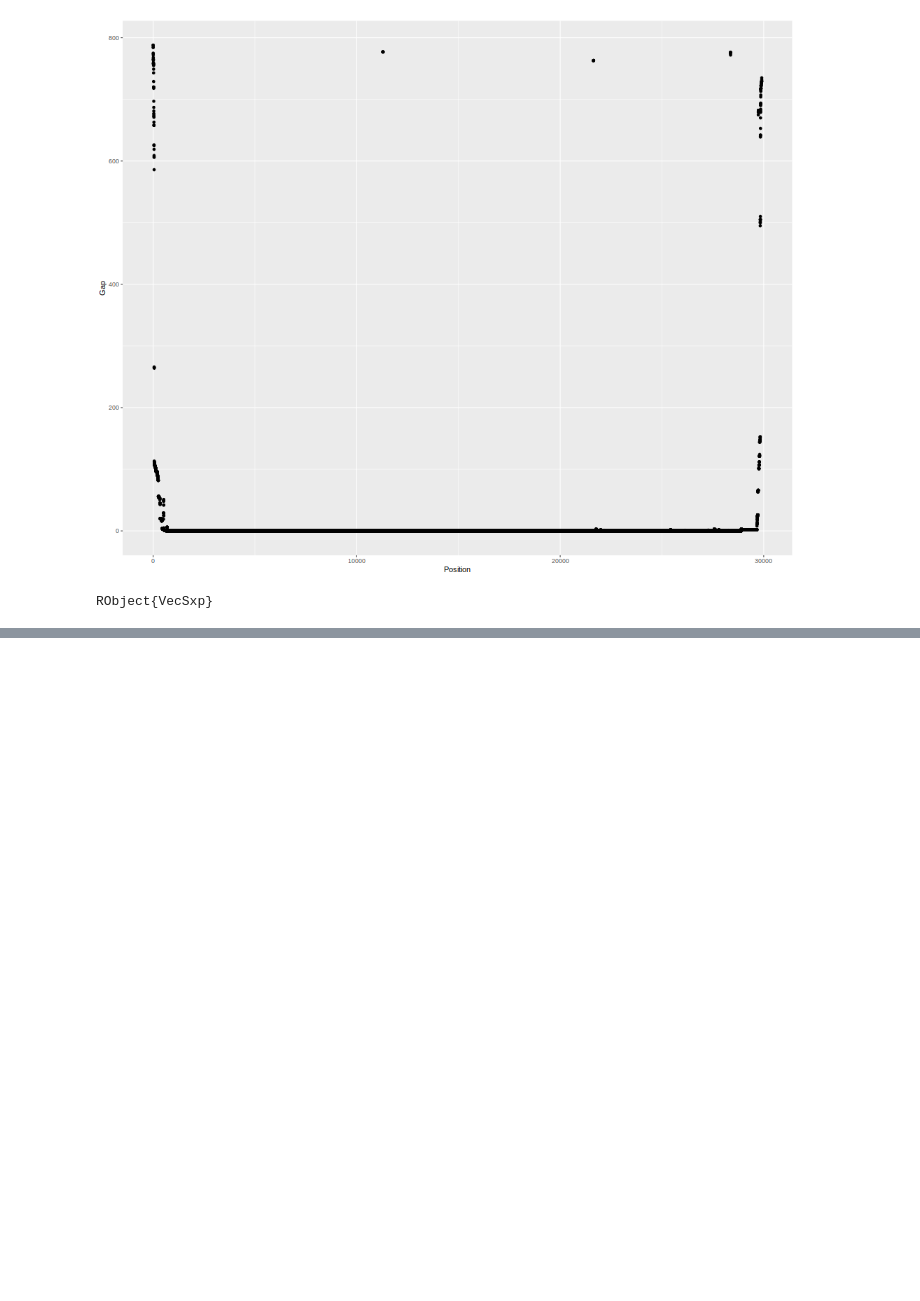
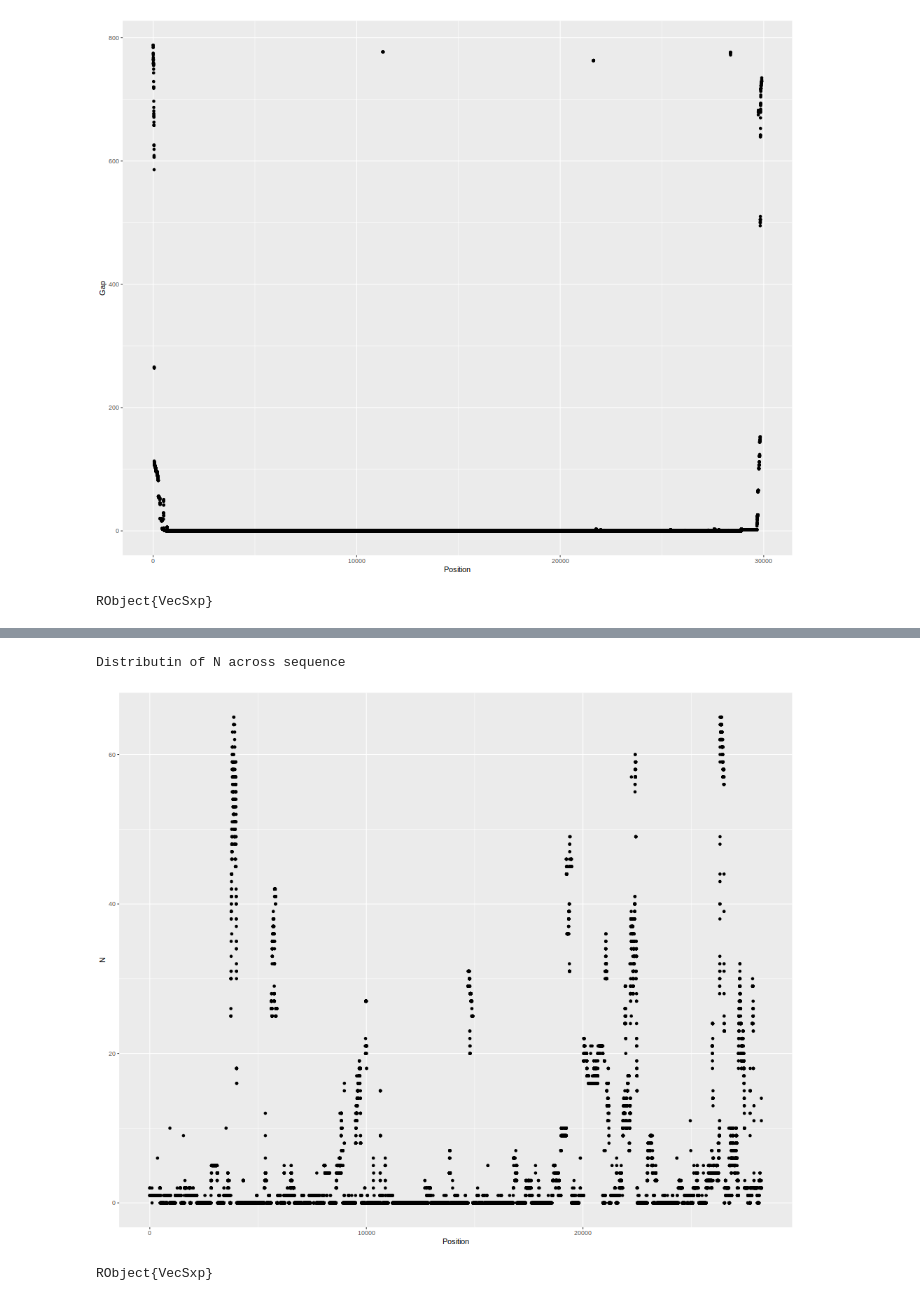
Before and after one commit to GediminasA/JuliaClusterAndTreeTools, a Jupyter notebook: notebooks/test_aln.ipynb, the cells around one changed output, grey strips where cells are left out. Saved outputs shown, nothing was run; the diff lists cells and outputs as text; code cells hidden in the pictures; blank space fills up the shorter version.

```diff
--- a/notebooks/test_aln.ipynb
+++ b/notebooks/test_aln.ipynb
@@ -215,0 +128,11 @@ outd
+# %%
+print("Distributin of N across sequence")
+RCall.rcall_p(:options, rcalljl_options=Dict(:width => 1000, :height => 800))
+R"""
+pn1 <- ggplot(data=dc) + geom_point(aes(x=Position,y=N))
+pn1
+"""
+# %% [output]
+Distributin of N across sequence
+[figure, added]
+RObject{VecSxp}
```
Also changed, not shown: parts of 26 cells of this notebook, 3 other files.
